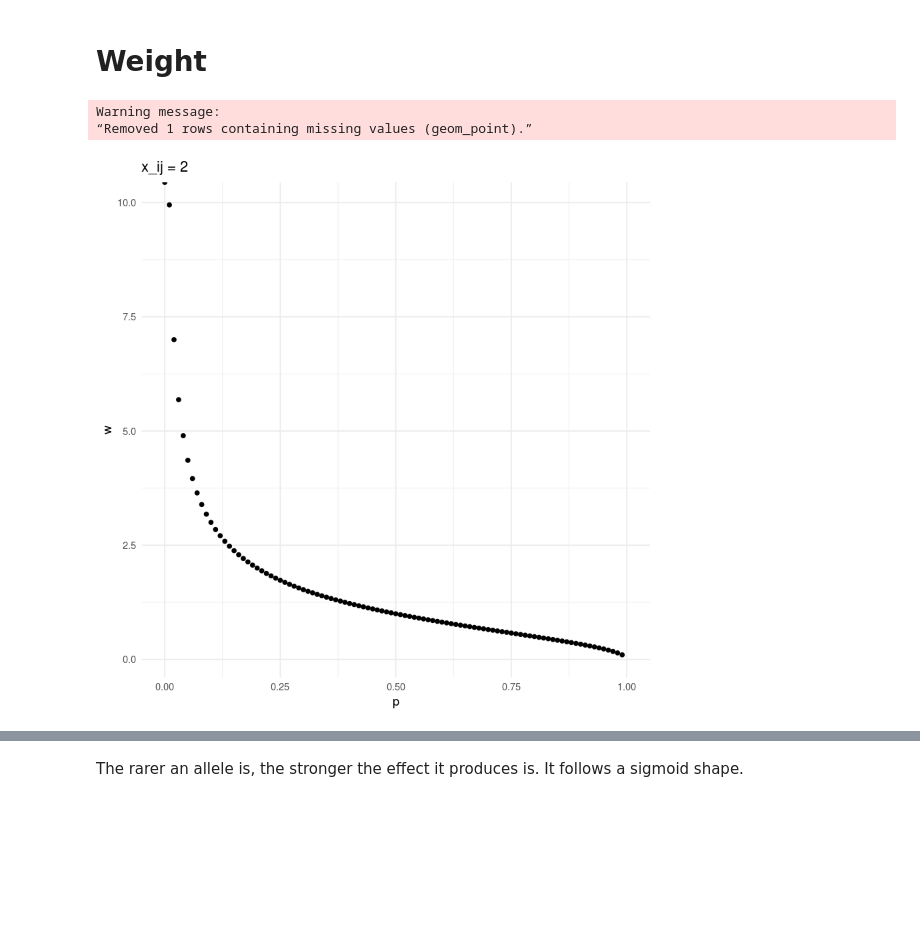
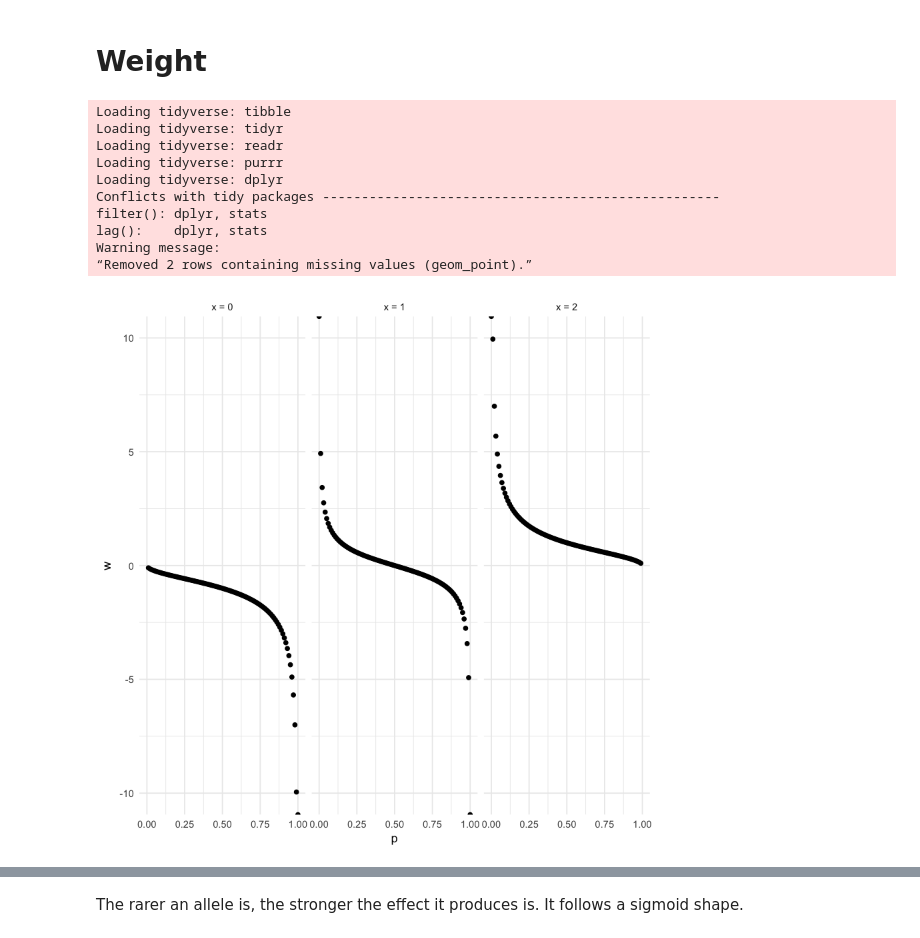
Before and after one commit to hclimente/martini, a Jupyter notebook: docs/additive_model.ipynb, the cells around one changed output, grey strips where cells are left out. Saved outputs shown, nothing was run; the diff lists cells and outputs as text; code cells hidden in the pictures; blank space fills up the shorter version.

Commit message:
plots joined in a single plot

```diff
--- a/docs/additive_model.ipynb
+++ b/docs/additive_model.ipynb
@@ -24,22 +24,30 @@ $$ \frac{1}{h^2 - 1} var(\sum\nolimits_i w_{ij} u_i)$$
 # Weight
 # %%
 library(ggplot2)
+library(tidyverse)
 
 getW <- function(x, p){
     (x-2*p)/(2*sqrt(p*(1-p)))
 }
 
 # get 100 frequencies of the causal allele
-w <- data.frame(p = seq(0,1,0.01))
-w$x2 <- getW(2, w$p)
-w$x1 <- getW(1, w$p)
-w$x0 <- getW(0, w$p)
-
-ggplot(w, aes(x = p, y = x2)) +
-    geom_point() +
-    theme_minimal() +
-    labs(y = "w", title = "x_ij = 2")
+data.frame(p = seq(0,1,0.01)) %>%
+    mutate(x2 = getW(2, p), x1 = getW(1, p), x0 = getW(0, p)) %>%
+    gather(xi, w, x0:x2) %>%
+    mutate(xi = gsub("x", "x = ", xi)) %>%
+    ggplot(aes(x = p, y = w)) +
+        geom_point() +
+        facet_grid(.~xi) +
+        theme_minimal()
 # %% [output]
+Loading tidyverse: tibble
+Loading tidyverse: tidyr
+Loading tidyverse: readr
+Loading tidyverse: purrr
+Loading tidyverse: dplyr
+Conflicts with tidy packages ---------------------------------------------------
+filter(): dplyr, stats
+lag():    dplyr, stats
 Warning message:
-“Removed 1 rows containing missing values (geom_point).”
+“Removed 2 rows containing missing values (geom_point).”
-[figure, old version]
+[figure, new version]
```
Also changed, not shown: parts of 3 cells of this notebook.
